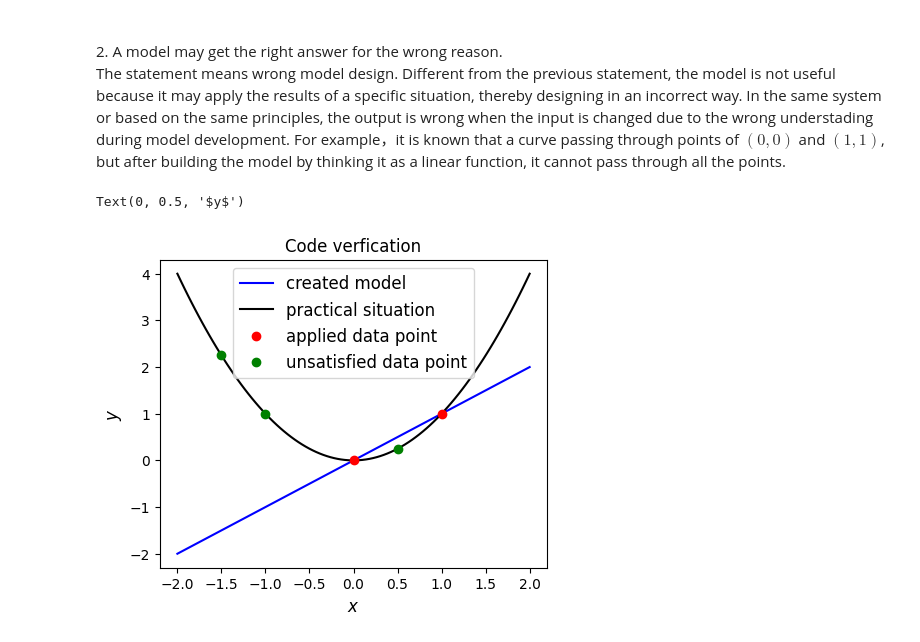
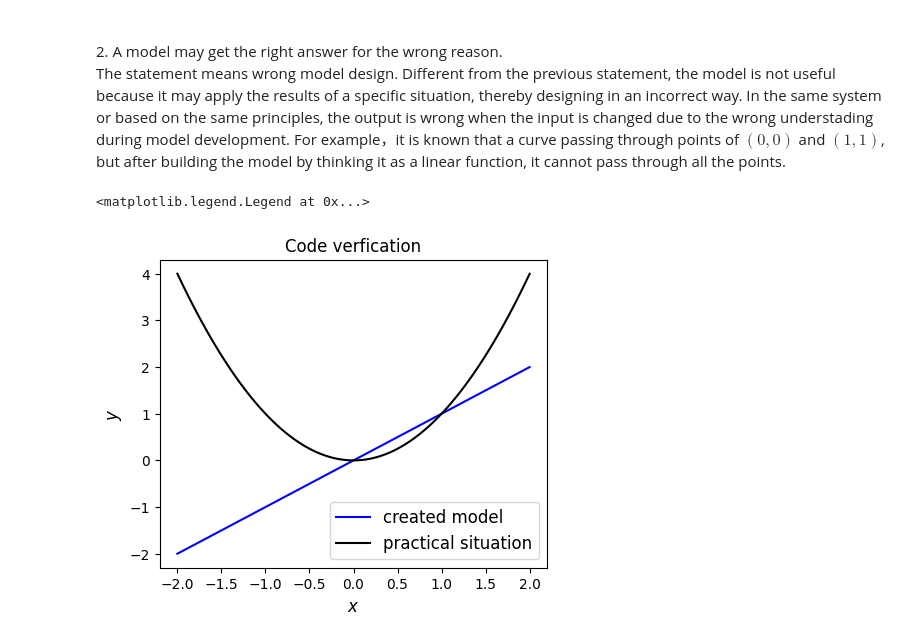
Before and after one commit to acse-e541dd80/ci_mpm, a Jupyter notebook: CM-Nov2022-assessment.ipynb, the cells around one changed output. Drawn from its saved outputs; the diff is of its cells as text; code cells hidden in the pictures.

```diff
--- a/CM-Nov2022-assessment.ipynb
+++ b/CM-Nov2022-assessment.ipynb
@@ -111,20 +111,20 @@ The statement means wrong model design. Different from the previous statement, t
 # %%
 x0 = [0, 1]
 y0 = [0, 1]
 x1 = [-1.5, -1, 0.5]
 y1 = [(-1.5)**2, (-1)**2, 0.5**2]
 x = np.linspace(-2, 2, 100)
 y = x**2
 fig = plt.figure(figsize=(5, 4))
 ax = fig.add_subplot(111)
 ax.set_title('Code verfication')
 ax.plot(x, x, 'b', label='created model')
 ax.plot(x, y, 'k', label='practical situation')
-ax.plot(x0, y0, 'ro', label='applied data point')
-ax.plot(x1, y1, 'go', label='unsatisfied data point')
-ax.legend(loc='best', fontsize=12)
+# ax.plot(x0, y0, 'r', label='applied data point')
+# ax.plot(x1, y1, 'g', label='unsatisfied data point')
 ax.set_xlabel('$x$', fontsize=12)
 ax.set_ylabel('$y$', fontsize=12)
+ax.legend(loc='best', fontsize=12)
 # %% [output]
-Text(0, 0.5, '$y$')
+<matplotlib.legend.Legend at 0x...>
-[figure, old version]
+[figure, new version]
```
Also changed, not shown: parts of 21 cells of this notebook, 2 other files.
